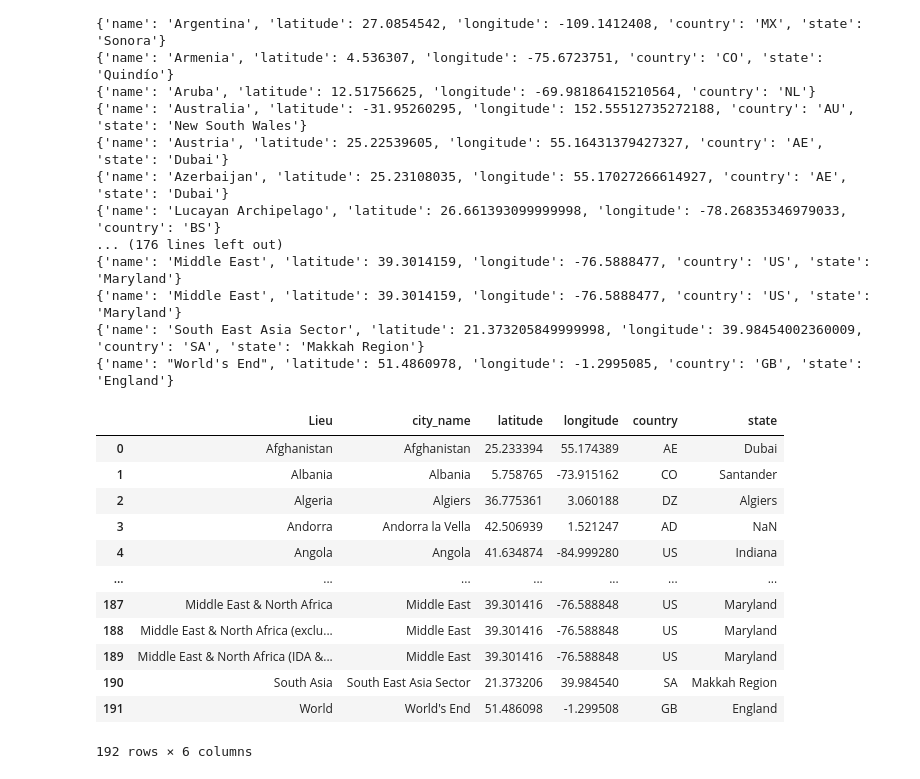
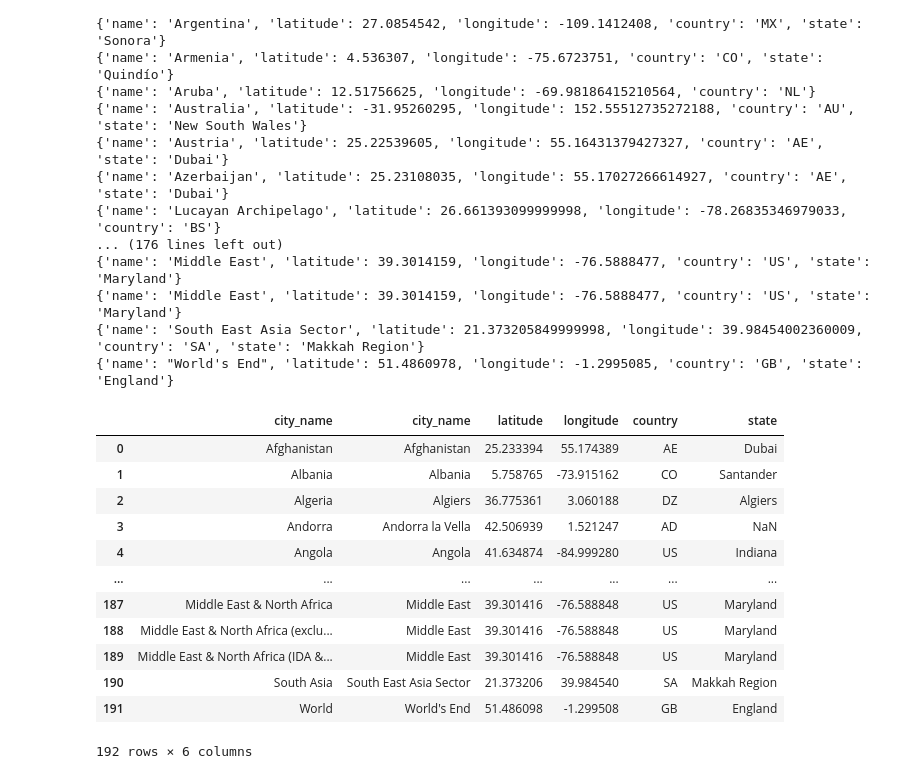
Before and after one commit to Maryam-Dollet/Webscraping_project, a Jupyter notebook: get_city_positions.ipynb, the cells around one changed output. Cells and saved outputs as stored; diff of their text form; code cells hidden in the pictures.

```diff
--- a/get_city_positions.ipynb
+++ b/get_city_positions.ipynb
@@ -195,20 +195,21 @@ positions = get_position(gdp_countries["country_name"].unique())
 {'name': 'Middle East', 'latitude': 39.3014159, 'longitude': -76.5888477, 'country': 'US', 'state': 'Maryland'}
 {'name': 'South East Asia Sector', 'latitude': 21.373205849999998, 'longitude': 39.98454002360009, 'country': 'SA', 'state': 'Makkah Region'}
 {'name': "World's End", 'latitude': 51.4860978, 'longitude': -1.2995085, 'country': 'GB', 'state': 'England'}
-# %%
-positions
-# %% [output]
-|  | Lieu | city_name | latitude | longitude | country | state |
-| 0 | Afghanistan | Afghanistan | 25.233394 | 55.174389 | AE | Dubai |
-| 1 | Albania | Albania | 5.758765 | -73.915162 | CO | Santander |
-| 2 | Algeria | Algiers | 36.775361 | 3.060188 | DZ | Algiers |
-| 3 | Andorra | Andorra la Vella | 42.506939 | 1.521247 | AD | NaN |
-| 4 | Angola | Angola | 41.634874 | -84.999280 | US | Indiana |
-| ... | ... | ... | ... | ... | ... | ... |
-| 187 | Middle East & North Africa | Middle East | 39.301416 | -76.588848 | US | Maryland |
-| 188 | Middle East & North Africa (exclu... | Middle East | 39.301416 | -76.588848 | US | Maryland |
-| 189 | Middle East & North Africa (IDA &... | Middle East | 39.301416 | -76.588848 | US | Maryland |
-| 190 | South Asia | South East Asia Sector | 21.373206 | 39.984540 | SA | Makkah Region |
-| 191 | World | World's End | 51.486098 | -1.299508 | GB | England |
-192 rows × 6 columns
+# %%
+positions = positions.rename(columns={"Lieu": "city_name"})
+positions
+# %% [output]
+|  | city_name | city_name | latitude | longitude | country | state |
+| 0 | Afghanistan | Afghanistan | 25.233394 | 55.174389 | AE | Dubai |
+| 1 | Albania | Albania | 5.758765 | -73.915162 | CO | Santander |
+| 2 | Algeria | Algiers | 36.775361 | 3.060188 | DZ | Algiers |
+| 3 | Andorra | Andorra la Vella | 42.506939 | 1.521247 | AD | NaN |
+| 4 | Angola | Angola | 41.634874 | -84.999280 | US | Indiana |
+| ... | ... | ... | ... | ... | ... | ... |
+| 187 | Middle East & North Africa | Middle East | 39.301416 | -76.588848 | US | Maryland |
+| 188 | Middle East & North Africa (exclu... | Middle East | 39.301416 | -76.588848 | US | Maryland |
+| 189 | Middle East & North Africa (IDA &... | Middle East | 39.301416 | -76.588848 | US | Maryland |
+| 190 | South Asia | South East Asia Sector | 21.373206 | 39.984540 | SA | Makkah Region |
+| 191 | World | World's End | 51.486098 | -1.299508 | GB | England |
+192 rows × 6 columns
 # %%
```
Also changed, not shown: parts of 2 cells of this notebook, 2 other files.
